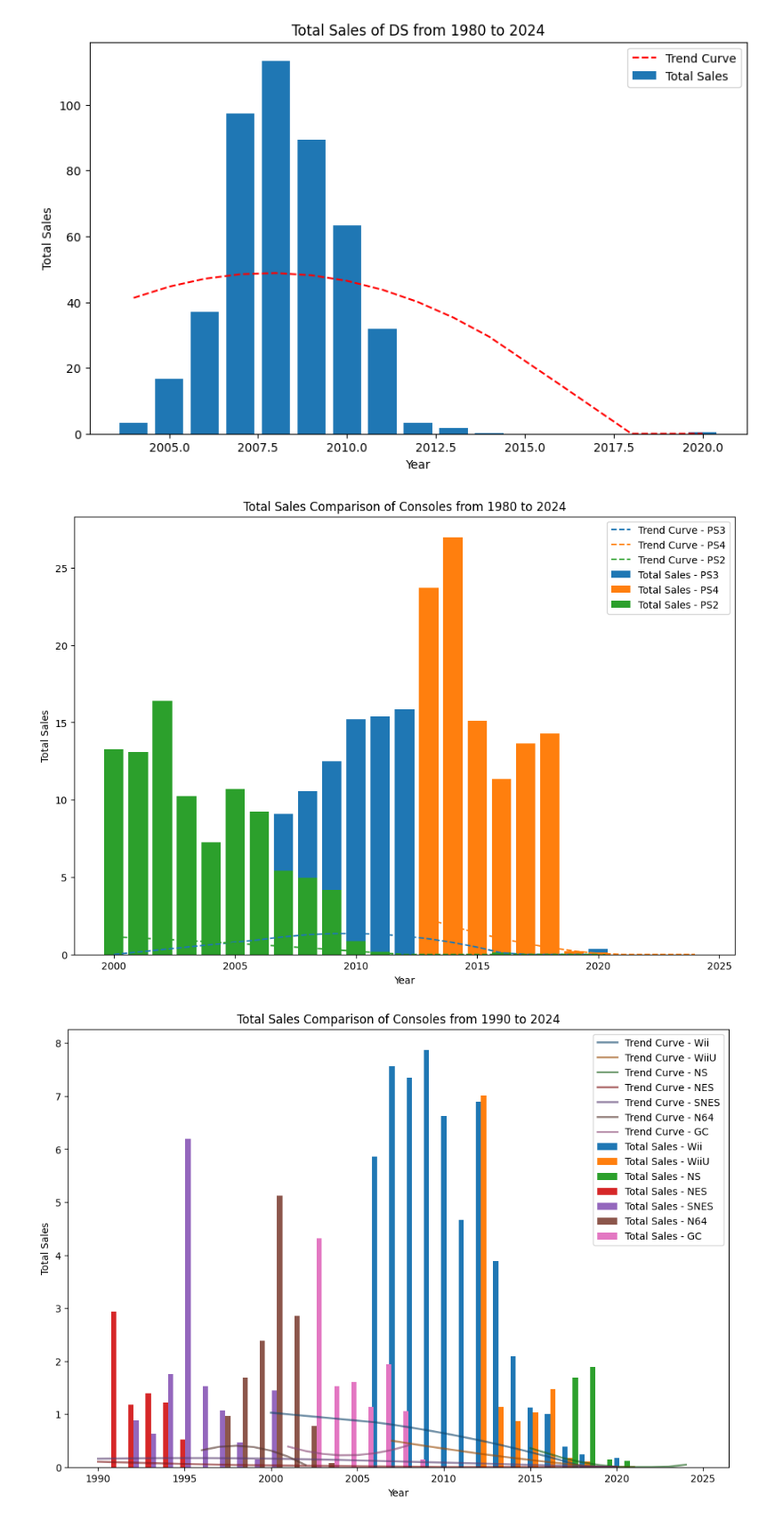
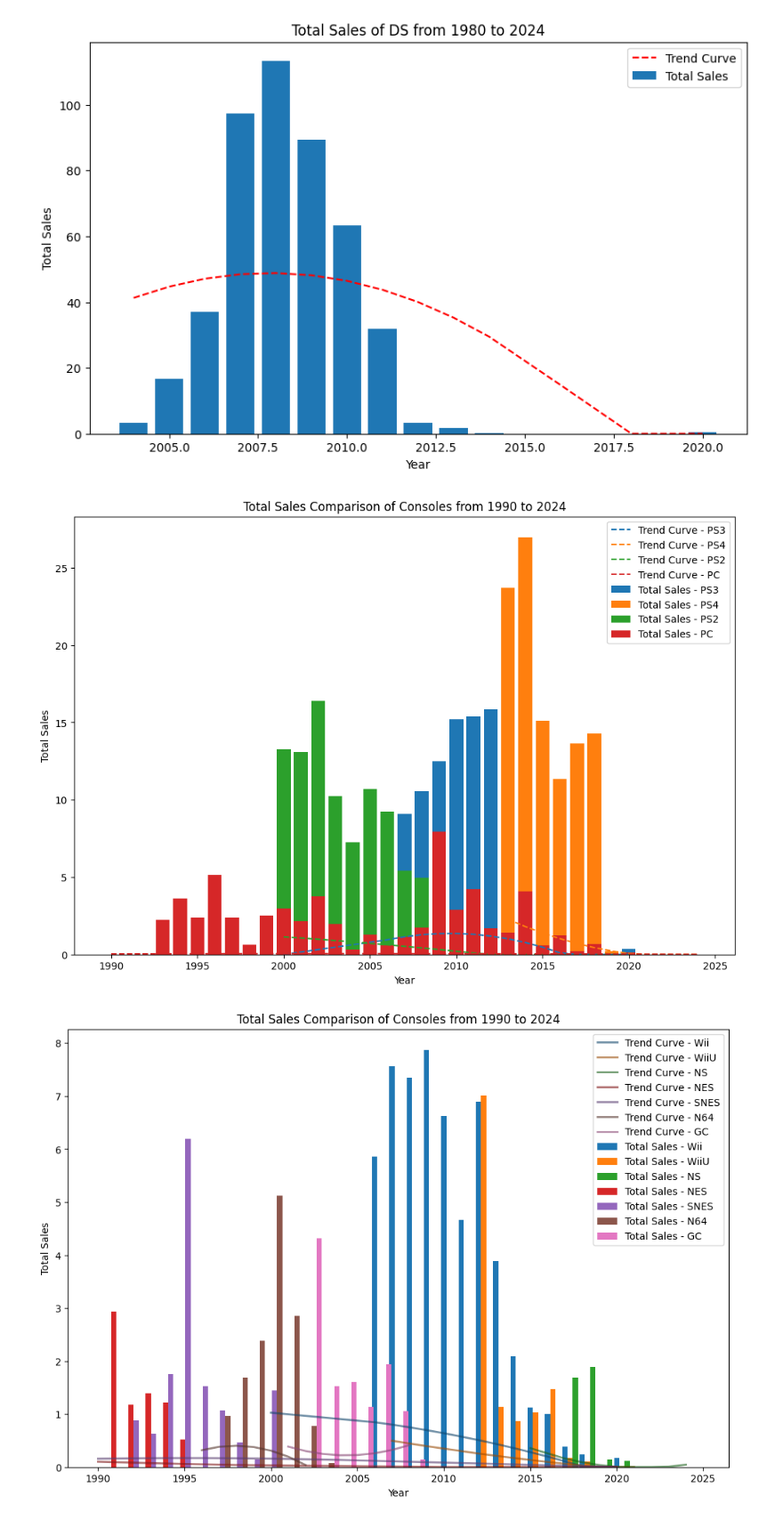
Before and after one commit to dmorton714/v_game, a Jupyter notebook: final.ipynb, the cells around one changed output. Shown at 89% size. Drawn from its saved outputs; the diff is of its cells as text; code cells hidden in the pictures.

```diff
--- a/final.ipynb
+++ b/final.ipynb
@@ -316,9 +320,9 @@ single_graph((1980, 2024), 'DS')
 [figure]
 # %%
 # Example usage:
-stacked_graph((1980, 2024), 'PS3', 'PS4', 'PS2')
+stacked_graph((1990, 2024), 'PS3', 'PS4', 'PS2', 'PC')
 # %% [output]
-[figure, old version]
+[figure, new version]
 # %%
 # Example usage:
 graph((1990, 2024),  'Wii', 'WiiU', 'NS', 'NES', 'SNES', 'N64', 'GC')
```
Also changed, not shown: parts of 1 cell of this notebook.
